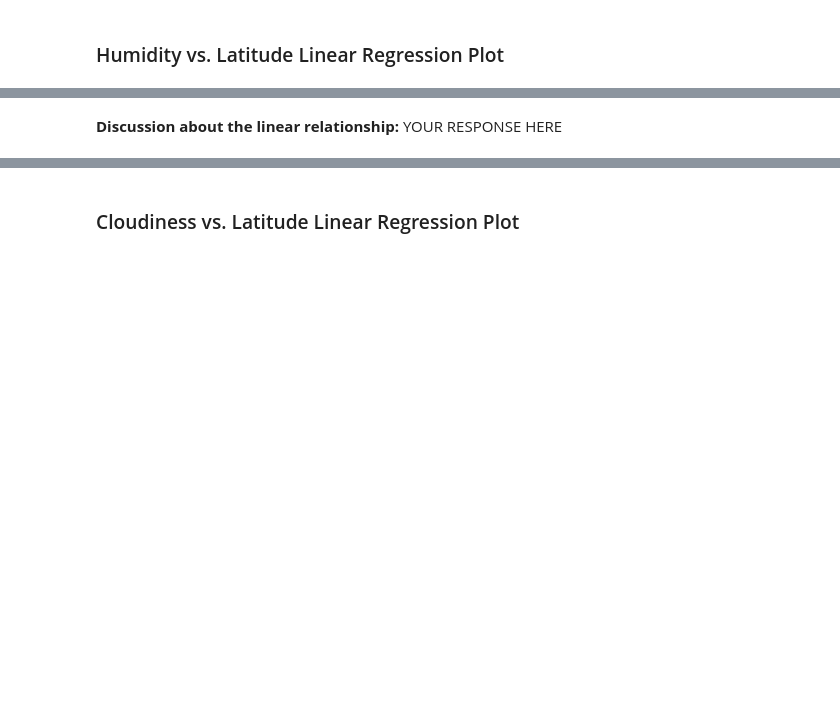
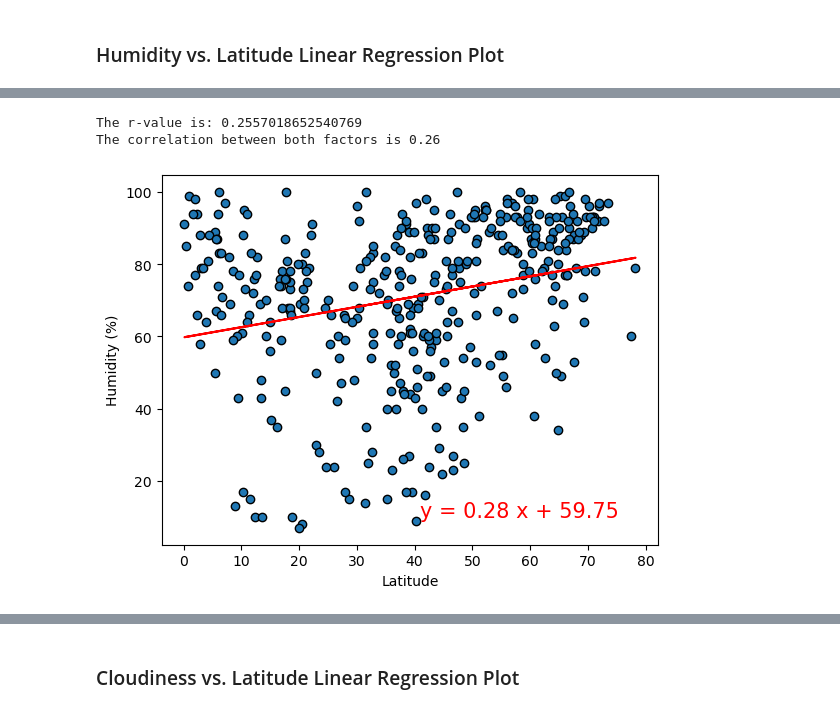
Before and after one commit to rbitas/Python-Api-challenge, a Jupyter notebook: WeatherPy/WeatherPy.ipynb, the cells around one changed output, grey strips where cells are left out. Saved outputs shown, nothing was run; the diff lists cells and outputs as text; code cells hidden in the pictures; blank space fills up the shorter version.

```diff
--- a/WeatherPy/WeatherPy.ipynb
+++ b/WeatherPy/WeatherPy.ipynb
@@ -346,2 +339,9 @@ The r-value is: 0.0002808747046324607
-# %% [markdown]
-**Discussion about the linear relationship:** YOUR RESPONSE HERE
+# %%
+# Northern Hemisphere
+x_values = northern_hemi_df["Lat"]
+y_values = northern_hemi_df["Humidity"]
+plot_linear_regression(x_values, y_values, "Latitude", "Humidity (%)", (41,10))
+# %% [output]
+The r-value is: 0.2557018652540769
+The correlation between both factors is 0.26
+[figure, added]
```
Also changed, not shown: parts of 22 cells of this notebook.
